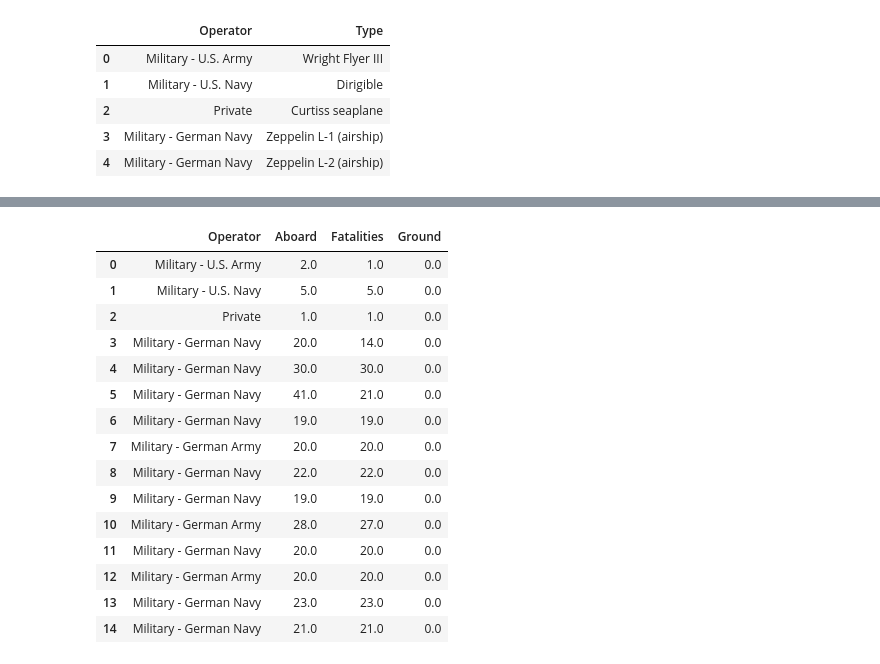
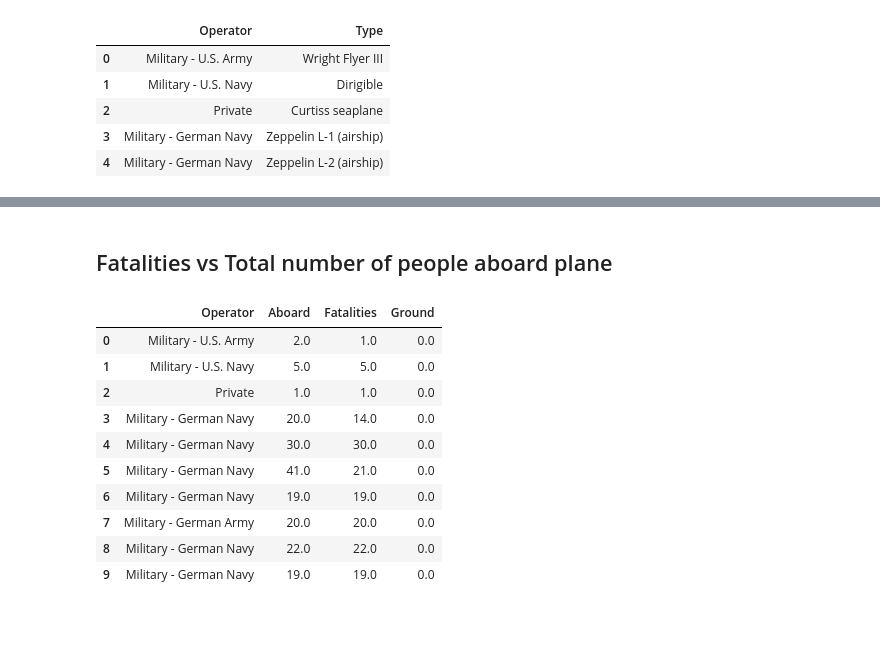
Before and after one commit to LauraJ3053/Project_01, a Jupyter notebook: Airplane_Crashes/Airplane_Crashes.ipynb, the cells around one changed output, grey strips where cells are left out. Saved outputs shown, nothing was run; the diff lists cells and outputs as text; code cells hidden in the pictures; blank space fills up the shorter version.

```diff
--- a/Airplane_Crashes/Airplane_Crashes.ipynb
+++ b/Airplane_Crashes/Airplane_Crashes.ipynb
@@ -60,0 +64,7 @@ df1 = df[['Operator', 'Type']]
+# %%
+# working on yearly totals
+
+df['Date'] = pd.to_datetime(df['Date'])
+df['Day'] = df['Date'].map(lambda x: x.day)
+df['Year'] = df['Date'].map(lambda x: x.year)
+df['Month'] = df['Date'].map(lambda x: x.month)
@@ -89,0 +178,2 @@ df2 = df[['Operator', 'Aboard', 'Fatalities', 'Ground']]
+# %% [markdown]
+## Fatalities vs Total number of people aboard plane
@@ -90,20 +183,16 @@ df2 = df[['Operator', 'Aboard', 'Fatalities', 'Ground']]
 # %%
+# Grouping by Operator
 df2.groupby(['Operator']).max()
-df2.head(15)
+df2.head(10)
 # %% [output]
 |  | Operator | Aboard | Fatalities | Ground |
 | 0 | Military - U.S. Army | 2.0 | 1.0 | 0.0 |
 | 1 | Military - U.S. Navy | 5.0 | 5.0 | 0.0 |
 | 2 | Private | 1.0 | 1.0 | 0.0 |
 | 3 | Military - German Navy | 20.0 | 14.0 | 0.0 |
 | 4 | Military - German Navy | 30.0 | 30.0 | 0.0 |
 | 5 | Military - German Navy | 41.0 | 21.0 | 0.0 |
 | 6 | Military - German Navy | 19.0 | 19.0 | 0.0 |
 | 7 | Military - German Army | 20.0 | 20.0 | 0.0 |
 | 8 | Military - German Navy | 22.0 | 22.0 | 0.0 |
 | 9 | Military - German Navy | 19.0 | 19.0 | 0.0 |
-| 10 | Military - German Army | 28.0 | 27.0 | 0.0 |
-| 11 | Military - German Navy | 20.0 | 20.0 | 0.0 |
-| 12 | Military - German Army | 20.0 | 20.0 | 0.0 |
-| 13 | Military - German Navy | 23.0 | 23.0 | 0.0 |
-| 14 | Military - German Navy | 21.0 | 21.0 | 0.0 |
```
Also changed, not shown: parts of 28 cells of this notebook, 1 other file.
